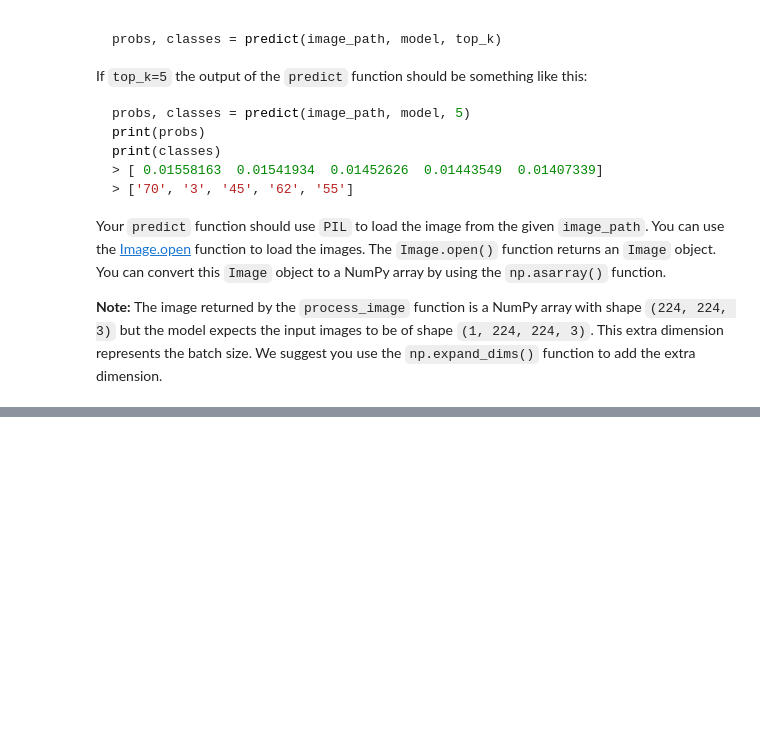
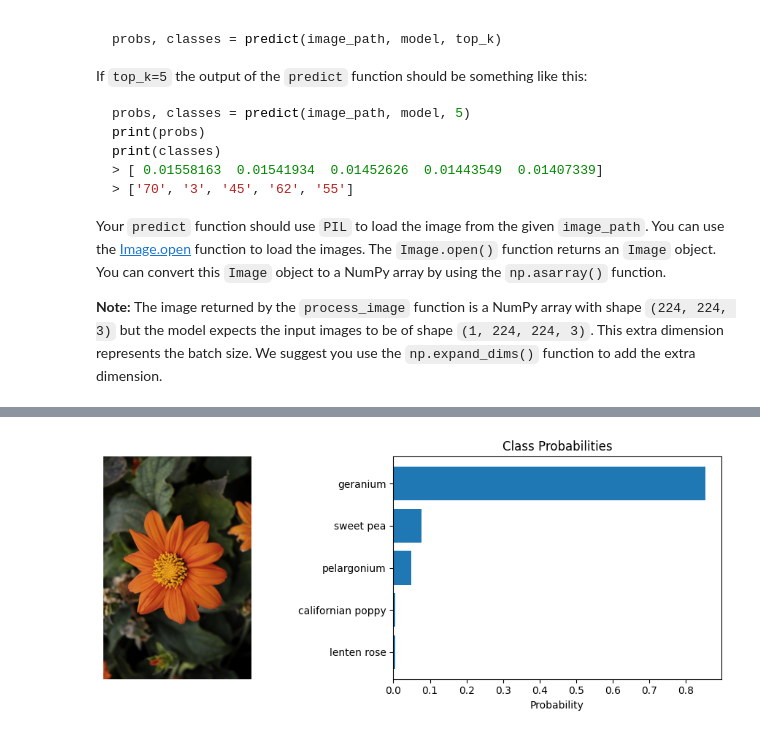
Before and after one commit to edineisantos/Image_Classifier_with_TensorFlow, a Jupyter notebook: Project_Image_Classifier_Project.ipynb, the cells around one changed output, grey strips where cells are left out. Saved outputs shown, nothing was run; the diff lists cells and outputs as text; code cells hidden in the pictures; blank space fills up the shorter version.

```diff
--- a/Project_Image_Classifier_Project.ipynb
+++ b/Project_Image_Classifier_Project.ipynb
@@ -552,0 +651,5 @@ You can convert from the class integer labels to actual flower names using `clas
+# %%
+# Test the function with orange_dahlia
+image_path = "./test_images/orange_dahlia.jpg"
+plot_predictions(image_path, model, class_names)
+# %% [output]
@@ -552,0 +657 @@ You can convert from the class integer labels to actual flower names using `clas
+[figure, added]
```
Also changed, not shown: parts of 13 cells of this notebook.
